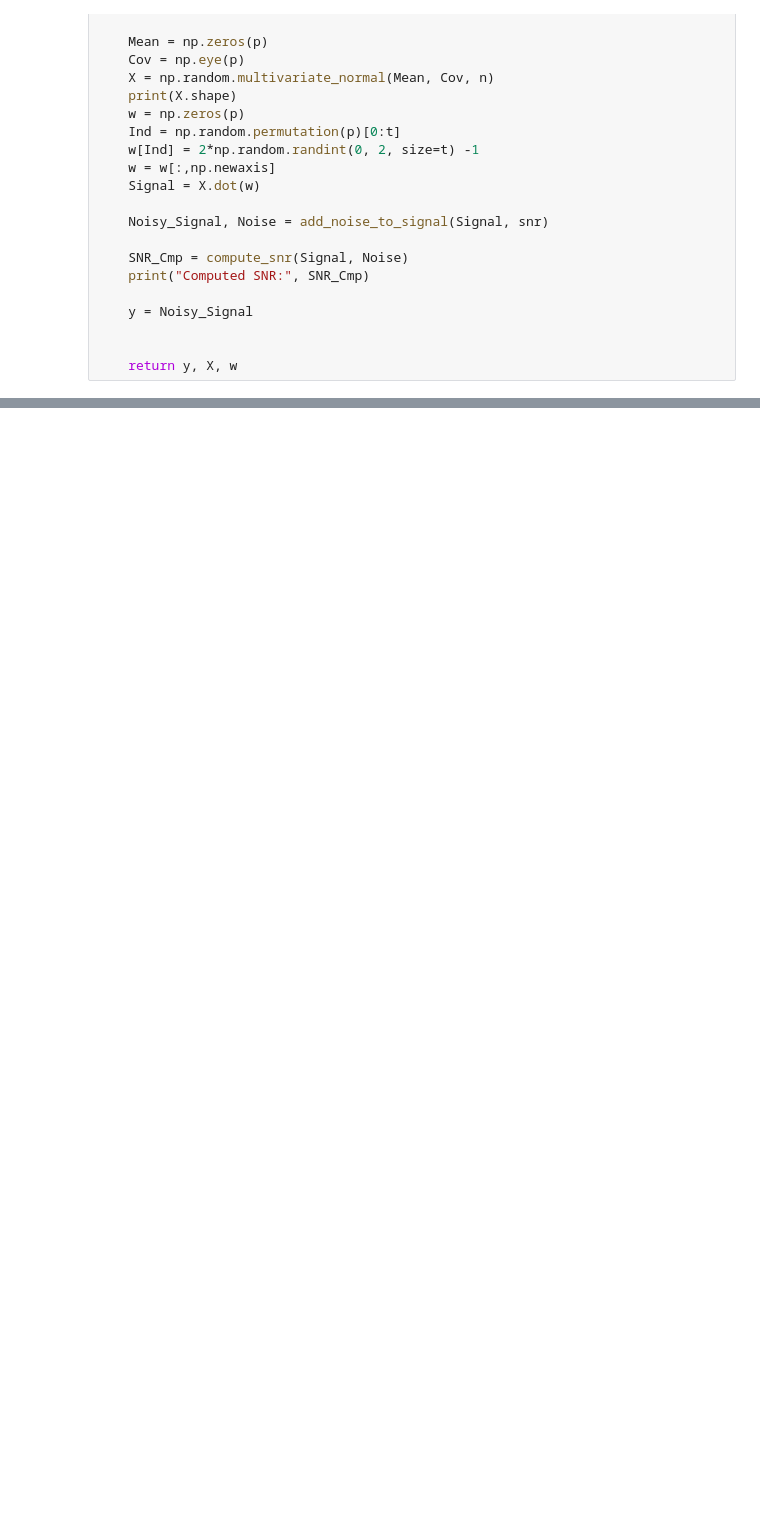
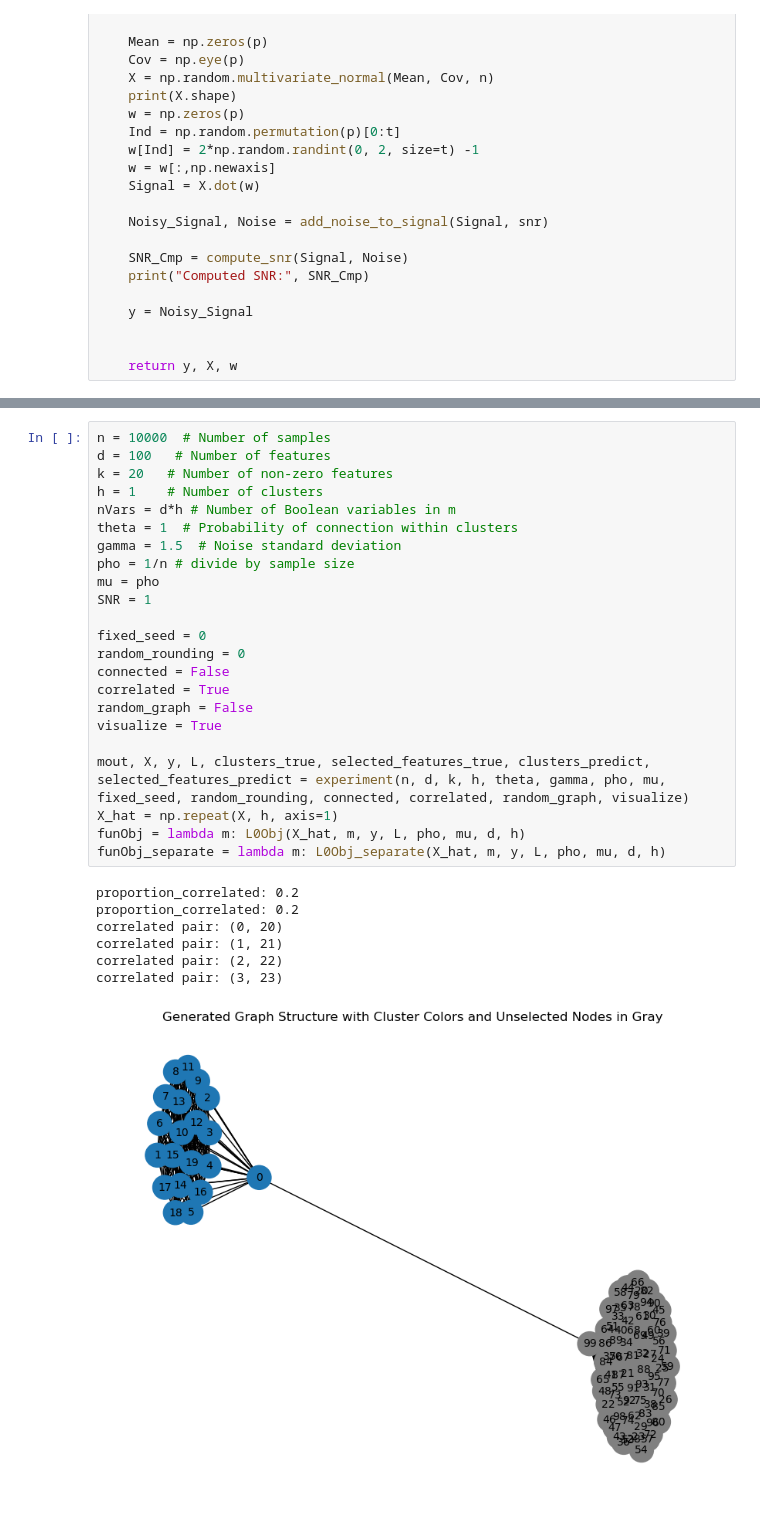
Before and after one commit to local-ring/Graph-Guided-Sparse-Learning, a Jupyter notebook: experiement.ipynb, the cells around one changed output, grey strips where cells are left out. Drawn from its saved outputs; the diff is of its cells as text; blank space fills up the shorter version.

```diff
--- a/experiement.ipynb
+++ b/experiement.ipynb
@@ -820,0 +949,31 @@ def SynData_iid_L0Sparse(n, p, t, snr):
+# %%
+n = 10000  # Number of samples
+d = 100   # Number of features
+k = 20   # Number of non-zero features
+h = 1    # Number of clusters
+nVars = d*h # Number of Boolean variables in m
+theta = 1  # Probability of connection within clusters
+gamma = 1.5  # Noise standard deviation
+pho = 1/n # divide by sample size
+mu = pho
+SNR = 1
+
+fixed_seed = 0
+random_rounding = 0
+connected = False
+correlated = True
+random_graph = False
+visualize = True
+
+mout, X, y, L, clusters_true, selected_features_true, clusters_predict, selected_features_predict = experiment(n, d, k, h, theta, gamma, pho, mu, fixed_seed, random_rounding, connected, correlated, random_graph, visualize)
+X_hat = np.repeat(X, h, axis=1)
+funObj = lambda m: L0Obj(X_hat, m, y, L, pho, mu, d, h)
+funObj_separate = lambda m: L0Obj_separate(X_hat, m, y, L, pho, mu, d, h)
+# %% [output]
+proportion_correlated: 0.2
+proportion_correlated: 0.2
+correlated pair: (0, 20)
+correlated pair: (1, 21)
+correlated pair: (2, 22)
+correlated pair: (3, 23)
+[figure, added]
```
Also changed, not shown: parts of 9 cells of this notebook, 5 other files.
